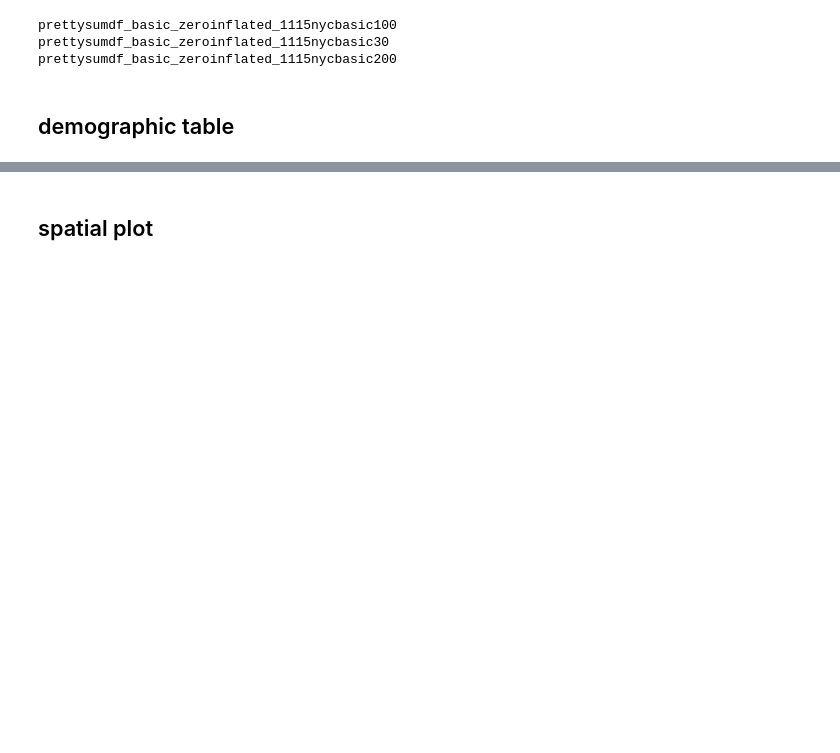
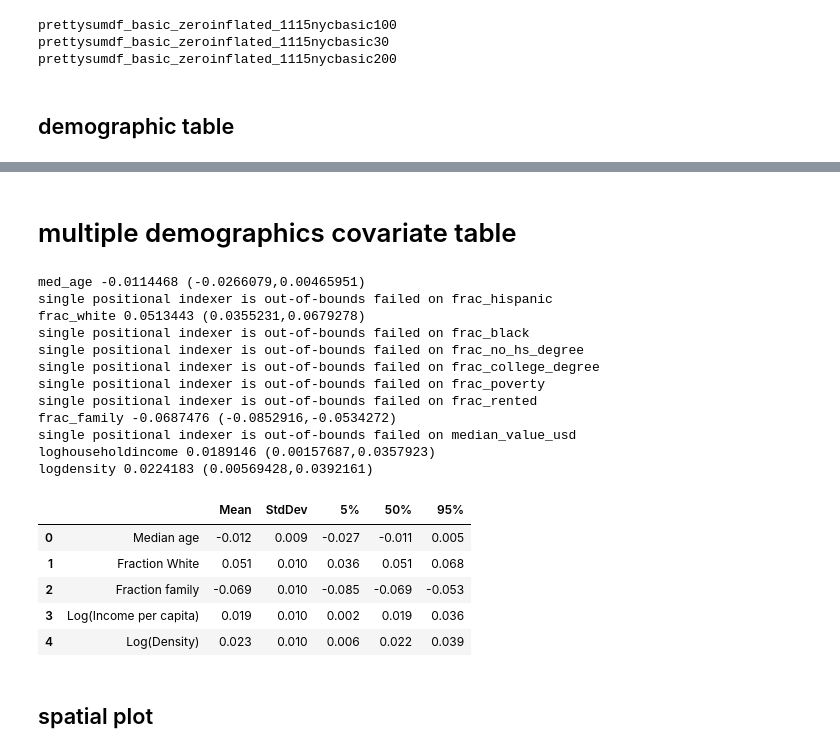
Before and after one commit to xingyao518/spatial_underreporting_crowdsourcing, a Jupyter notebook: nyc/nyc_visualize_all.ipynb, the cells around one changed output, grey strips where cells are left out. Saved outputs shown, nothing was run; the diff lists cells and outputs as text; code cells hidden in the pictures; blank space fills up the shorter version.

```diff
--- a/nyc/nyc_visualize_all.ipynb
+++ b/nyc/nyc_visualize_all.ipynb
@@ -299,0 +308,2 @@ unidf.to_latex(os.path.join(dir_plotoutput, 'demoplot_unicoefsequity_full_nycpub
+# %% [markdown]
+# multiple demographics covariate table
@@ -299,0 +332,50 @@ unidf.to_latex(os.path.join(dir_plotoutput, 'demoplot_unicoefsequity_full_nycpub
+# %%
+dictt = {
+    '': [],
+    'Mean': [],
+    'StdDev': [],
+    '5%': [],
+    '50%': [],
+    '95%': [],
+}
+filename = ('prettysumdf_basic_zeroinflated_noborough_0313dem1_multidem_private')
+# print(filename)
+prettydf = pd.read_csv('{}{}.csv'.format(dir_savefiles, filename))
+for cenvar in census_variables:
+    try:
+        # covnameloc = covname.format(cenvar)
+        # print(list(prettydf.name))
+        row = prettydf.query('name == @cenvar').iloc[0]
+        print(cenvar, row['50%'], '({},{})'.format(row['5%'], row['95%']))
+        dictt[''].append(pretty_col_names.get(cenvar, cenvar))
+        dictt['Mean'].append(row['Mean'])
+        dictt['StdDev'].append(row['StdDev'])
+        dictt['5%'].append(row['5%'])
+        dictt['95%'].append(row['95%'])
+        dictt['50%'].append(row['50%'])
+    except Exception as e:
+        # print(e)
+        print(e, 'failed on {}'.format(cenvar))
+
+unidf = pd.DataFrame(dictt)
+unidf = unidf.round(3)
+unidf
+# %% [output]
+med_age -0.0114468 (-0.0266079,0.00465951)
+single positional indexer is out-of-bounds failed on frac_hispanic
+frac_white 0.0513443 (0.0355231,0.0679278)
+single positional indexer is out-of-bounds failed on frac_black
+single positional indexer is out-of-bounds failed on frac_no_hs_degree
+single positional indexer is out-of-bounds failed on frac_college_degree
+single positional indexer is out-of-bounds failed on frac_poverty
+single positional indexer is out-of-bounds failed on frac_rented
+frac_family -0.0687476 (-0.0852916,-0.0534272)
+single positional indexer is out-of-bounds failed on median_value_usd
+loghouseholdincome 0.0189146 (0.00157687,0.0357923)
+logdensity 0.0224183 (0.00569428,0.0392161)
+|  |  | Mean | StdDev | 5% | 50% | 95% |
+| 0 | Median age | -0.012 | 0.009 | -0.027 | -0.011 | 0.005 |
+| 1 | Fraction White | 0.051 | 0.010 | 0.036 | 0.051 | 0.068 |
+| 2 | Fraction family | -0.069 | 0.010 | -0.085 | -0.069 | -0.053 |
+| 3 | Log(Income per capita) | 0.019 | 0.010 | 0.002 | 0.019 | 0.036 |
+| 4 | Log(Density) | 0.023 | 0.010 | 0.006 | 0.022 | 0.039 |
```
Also changed, not shown: parts of 10 cells of this notebook, 1 other file.
